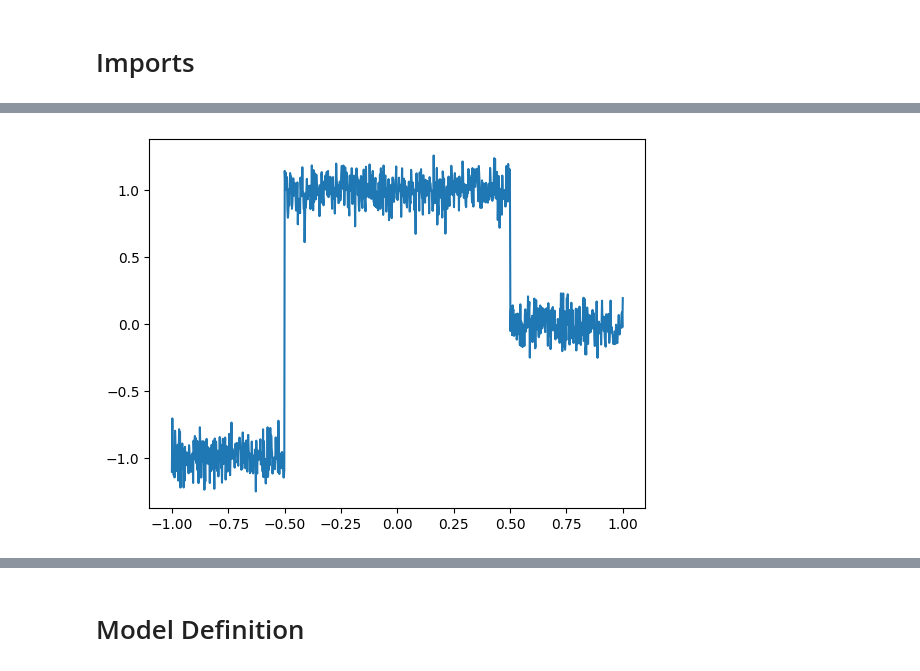
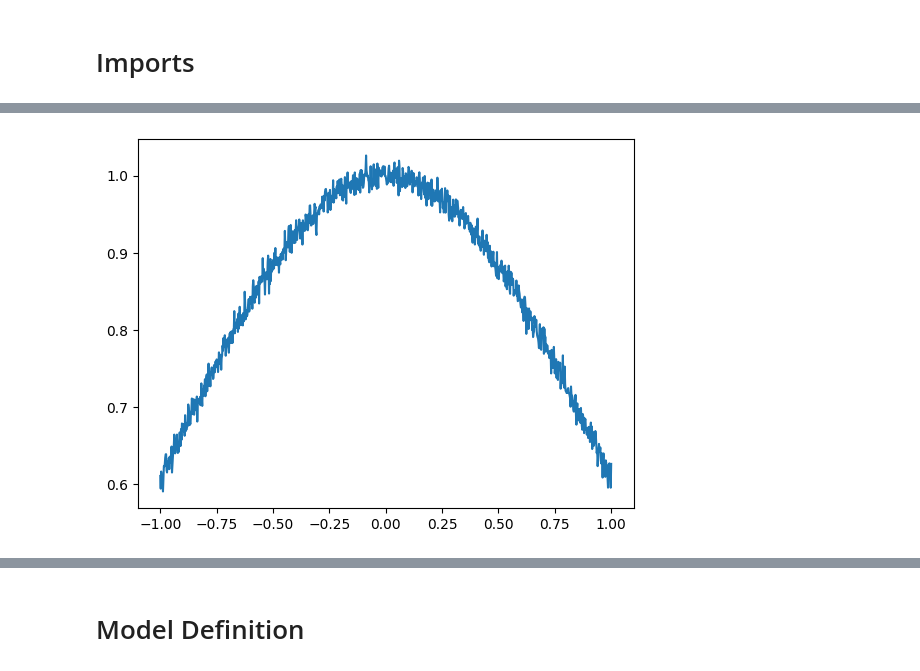
Before and after one commit to MazenAli/QuLearn, a Jupyter notebook: scratch/scratch.ipynb, the cells around one changed output, grey strips where cells are left out. Cells and saved outputs as stored; diff of their text form; code cells hidden in the pictures.

```diff
--- a/scratch/scratch.ipynb
+++ b/scratch/scratch.ipynb
@@ -830,7 +1043,7 @@ import torch
 X = torch.linspace(-1, 1, 1000).reshape(-1, 1)
 
 # Define a function to add Gaussian noise
-def add_gaussian_noise(tensor, mean=0., std=0.1):
+def add_gaussian_noise(tensor, mean=0., std=0.01):
     return tensor + torch.randn(tensor.size()) * std + mean
 
 # 1. Linear Relationship
@@ -869,7 +1082,7 @@ def sigmoidal(X, L=1, k=0.5, x0=5):
 Y_sigmoidal = add_gaussian_noise(sigmoidal(X))
 
 # 8. Gaussian Relationship
-def gaussian(X, a=3, b=4, c=2):
+def gaussian(X, a=1., b=0, c=1):
     return a * torch.exp(-((X - b) ** 2) / (2 * c ** 2))
 Y_gaussian = add_gaussian_noise(gaussian(X))
 
@@ -921,14 +1134,19 @@ def multidimstep(X, a=1.0):
     Y[~condition] = -1  # Set to -1 where condition is False
 
     return Y.view(-1, 1)  # Reshape to make it a column vector
+
+def high_low(X, low=1.0, high=32.0):
+    return torch.sin(low * X) + 0.5 * torch.sin(high * X)
+
+Y_high_low = add_gaussian_noise(high_low(X))
 # %%
 # Create the scatter plot
-plt.plot(X, Y_step)
+plt.plot(X, Y_gaussian)
 
 # Show the plot
 plt.show()
 # %% [output]
-[figure, old version]
+[figure, new version]
 # %%
 import torch
 import logging
```
Also changed, not shown: parts of 21 cells of this notebook, 2 other files.
